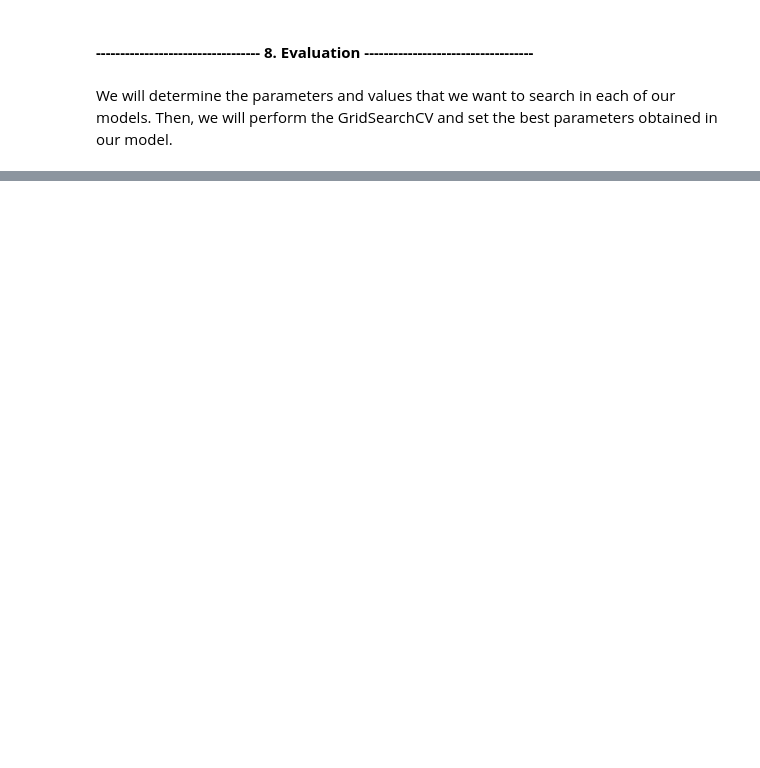
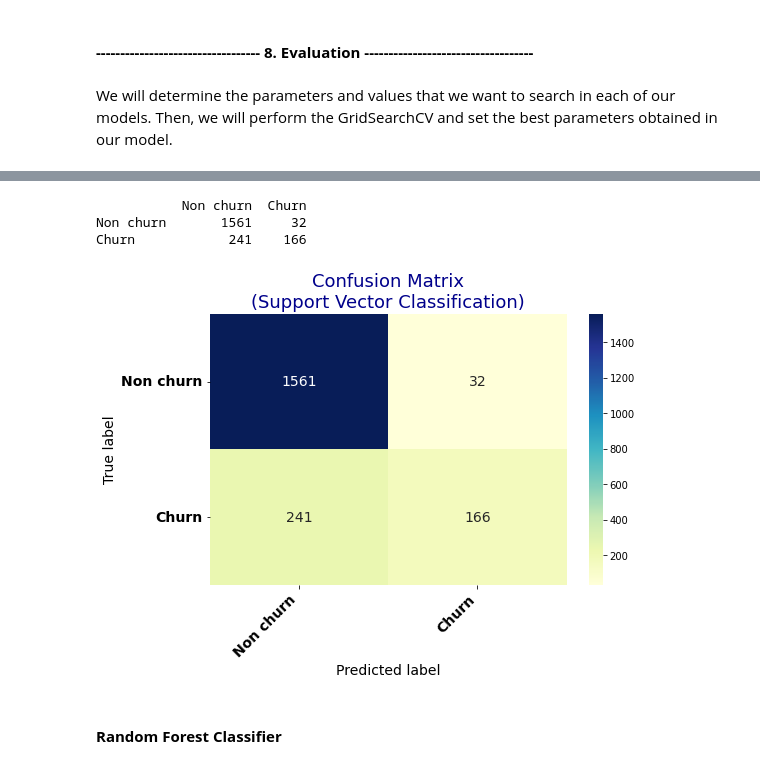
Before and after one commit to MattithyahuData/P2-Bank-churn-prediction, a Jupyter notebook: Code/P2 Code.ipynb, the cells around one changed output, grey strips where cells are left out. Cells and saved outputs as stored; diff of their text form; code cells hidden in the pictures; blank space fills up the shorter version.

```diff
--- a/Code/P2 Code.ipynb
+++ b/Code/P2 Code.ipynb
@@ -607,7 +516,0 @@ names = []
-# %%
-for name, model in models:
-        model.fit(X_train, y_train)
-        y_pred = model.predict(X_test)
-        accuracy = accuracy_score(y_test, y_pred)
-        msg = "%s: (%f)" % (name, accuracy)
-        print(msg)
@@ -750,14 +516,0 @@ plt.show()
-# %%
-# SVC
-SVM = SVC()
-
-
-param_grid = {
-                'C': [0.1, 1, 10],
-                'gamma': [0.01, 0.1, 1],
-                'kernel': ['rbf']
-}
-
-gs_SVM = GridSearchCV(SVM, param_grid, cv=kfold, n_jobs=4)
-
-gs_SVM.fit(X_train,y_train)
@@ -795,0 +517,4 @@ plot_confusion_matrix(confusion_matrix(y_test,y_pred),classes=['Non Churn','Chur
+# %%
+# Fitting best model
+model1 = SVC(C=106, gamma=0.02388888888888889,probability=True)
+model1.fit(X_train, y_train)
@@ -795,0 +601,25 @@ plot_confusion_matrix(confusion_matrix(y_test,y_pred),classes=['Non Churn','Chur
+# %%
+# Plotting confusion matrix
+matrix = pd.DataFrame((metrics.confusion_matrix(y_test, svc_predict_test)),
+                      ('Non churn', 'Churn'),
+                      ('Non churn', 'Churn'))
+print(matrix)
+
+#visualize confusion matrix
+plt.figure(figsize = (8,5),facecolor='white')
+heatmap = sns.heatmap(matrix, annot = True, annot_kws = {'size': 14}, fmt = 'd', cmap = 'YlGnBu')
+heatmap.yaxis.set_ticklabels(heatmap.yaxis.get_ticklabels(), rotation = 0, ha = 'right', fontsize = 14, weight='bold')
+heatmap.xaxis.set_ticklabels(heatmap.xaxis.get_ticklabels(), rotation = 45, ha = 'right', fontsize = 14, weight='bold')
+
+plt.title('Confusion Matrix\n(Support Vector Classification)', fontsize = 18, color = 'darkblue')
+plt.ylabel('True label', fontsize = 14)
+plt.xlabel('Predicted label', fontsize = 14)
+plt.savefig('../images/Confusionmatrixsvc.png')
+plt.show()
+# %% [output]
+           Non churn  Churn
+Non churn       1561     32
+Churn            241    166
+[figure, added]
+# %% [markdown]
+#### **Random Forest Classifier**
```
Also changed, not shown: parts of 50 cells of this notebook, 5 other files.
